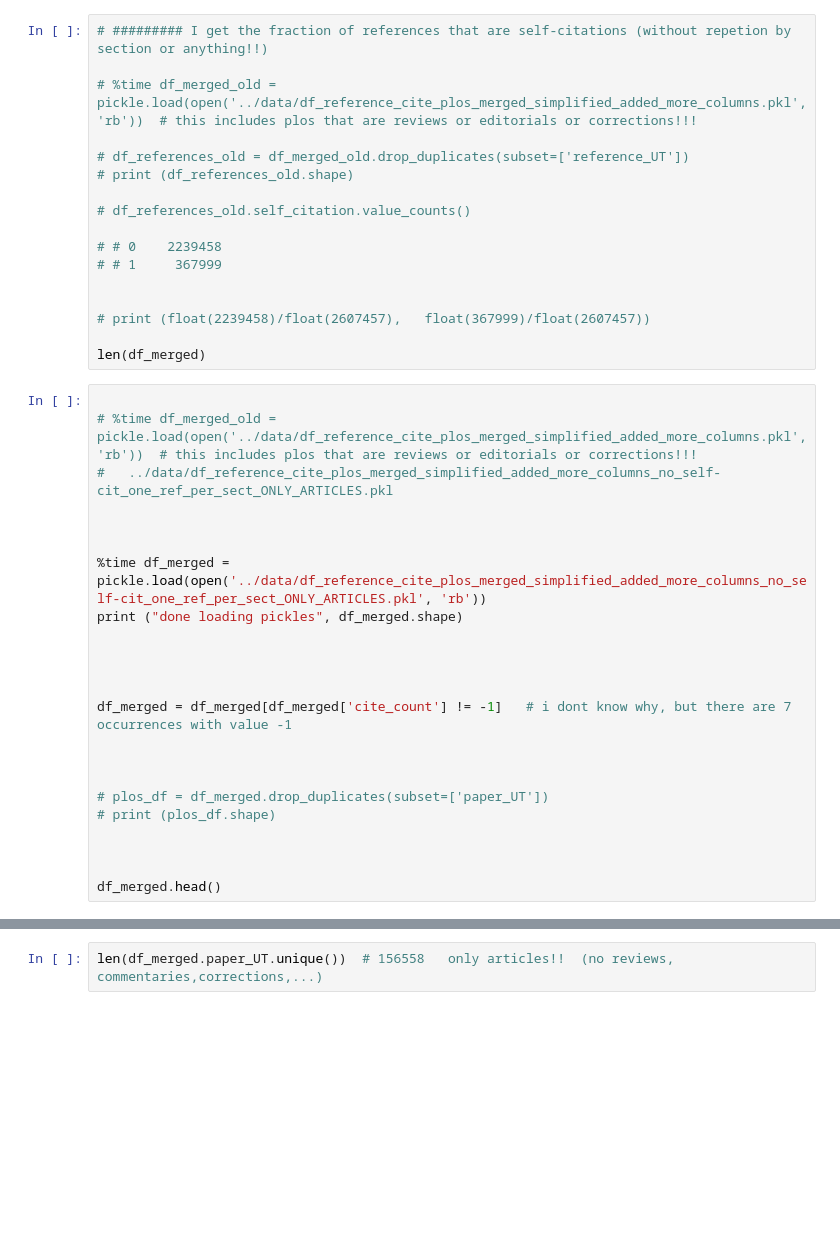
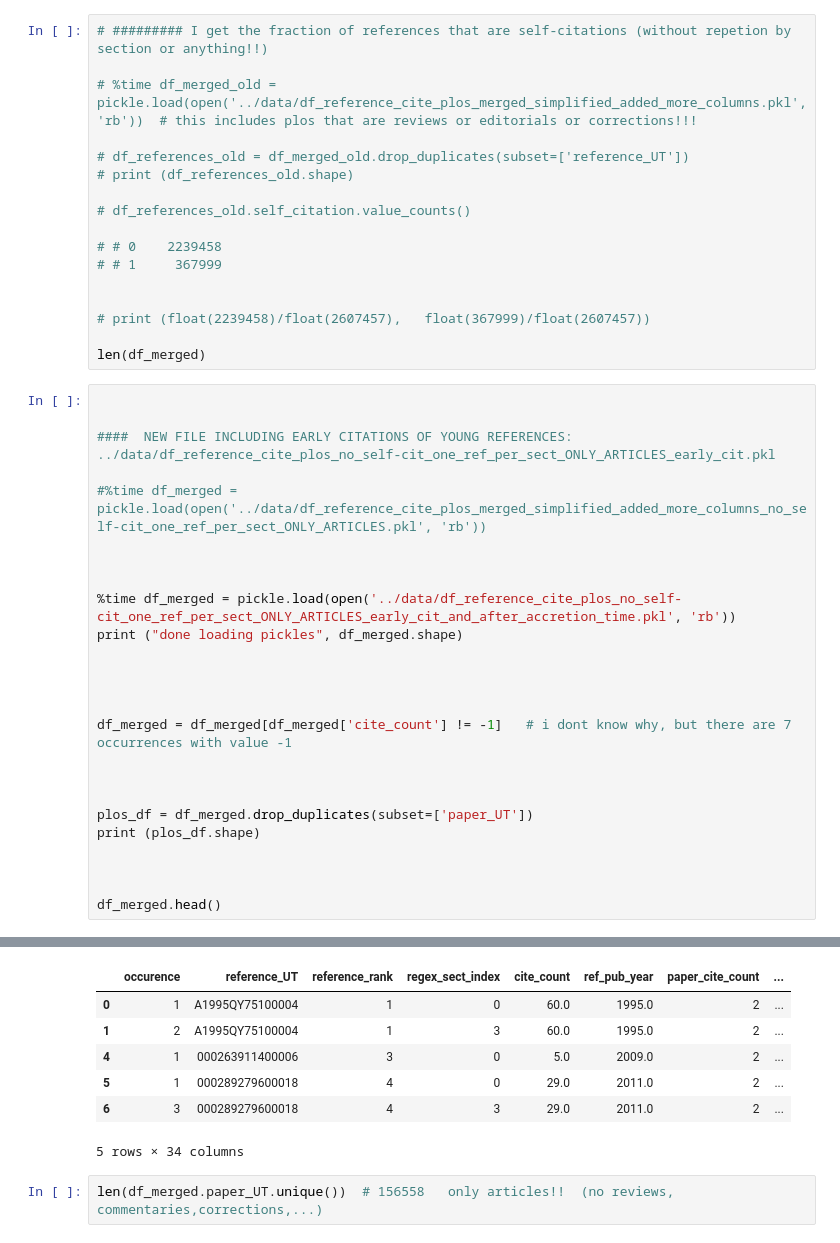
Before and after one commit to juliettapc/my_In_text_citations, a Jupyter notebook: Basic_stats_plots.ipynb, the cells around one changed output, grey strips where cells are left out. Saved outputs shown, nothing was run; the diff lists cells and outputs as text; blank space fills up the shorter version.

```diff
--- a/Basic_stats_plots.ipynb
+++ b/Basic_stats_plots.ipynb
@@ -69,12 +75,14 @@ display(HTML("<style>.container { width:100% !important; }</style>"))  # to make
 len(df_merged)
 # %%
 
-# %time df_merged_old = pickle.load(open('../data/df_reference_cite_plos_merged_simplified_added_more_columns.pkl', 'rb'))  # this includes plos that are reviews or editorials or corrections!!!
-#   ../data/df_reference_cite_plos_merged_simplified_added_more_columns_no_self-cit_one_ref_per_sect_ONLY_ARTICLES.pkl
+
+####  NEW FILE INCLUDING EARLY CITATIONS OF YOUNG REFERENCES:   ../data/df_reference_cite_plos_no_self-cit_one_ref_per_sect_ONLY_ARTICLES_early_cit.pkl
+
+#%time df_merged = pickle.load(open('../data/df_reference_cite_plos_merged_simplified_added_more_columns_no_self-cit_one_ref_per_sect_ONLY_ARTICLES.pkl', 'rb'))
 
 
 
-%time df_merged = pickle.load(open('../data/df_reference_cite_plos_merged_simplified_added_more_columns_no_self-cit_one_ref_per_sect_ONLY_ARTICLES.pkl', 'rb'))
+%time df_merged = pickle.load(open('../data/df_reference_cite_plos_no_self-cit_one_ref_per_sect_ONLY_ARTICLES_early_cit_and_after_accretion_time.pkl', 'rb'))
 print ("done loading pickles", df_merged.shape)
 
 
@@ -84,9 +92,10 @@ df_merged = df_merged[df_merged['cite_count'] != -1]   # i dont know why, but th
 
 
 
-# plos_df = df_merged.drop_duplicates(subset=['paper_UT'])
-# print (plos_df.shape)
+plos_df = df_merged.drop_duplicates(subset=['paper_UT'])
+print (plos_df.shape)
 
 
 
 df_merged.head()
+# %% [output]
@@ -93,2 +106,9 @@ df_merged.head()
+|  | occurence | reference_UT | reference_rank | regex_sect_index | cite_count | ref_pub_year | paper_cite_count | ... |
+| 0 | 1 | A1995QY75100004 | 1 | 0 | 60.0 | 1995.0 | 2 | ... |
+| 1 | 2 | A1995QY75100004 | 1 | 3 | 60.0 | 1995.0 | 2 | ... |
+| 4 | 1 | 000263911400006 | 3 | 0 | 5.0 | 2009.0 | 2 | ... |
+| 5 | 1 | 000289279600018 | 4 | 0 | 29.0 | 2011.0 | 2 | ... |
+| 6 | 3 | 000289279600018 | 4 | 3 | 29.0 | 2011.0 | 2 | ... |
+5 rows × 34 columns
 # %%
 len(df_merged.paper_UT.unique())  # 156558   only articles!!  (no reviews, commentaries,corrections,...)
```
Also changed, not shown: parts of 55 cells of this notebook, 3 other files.
